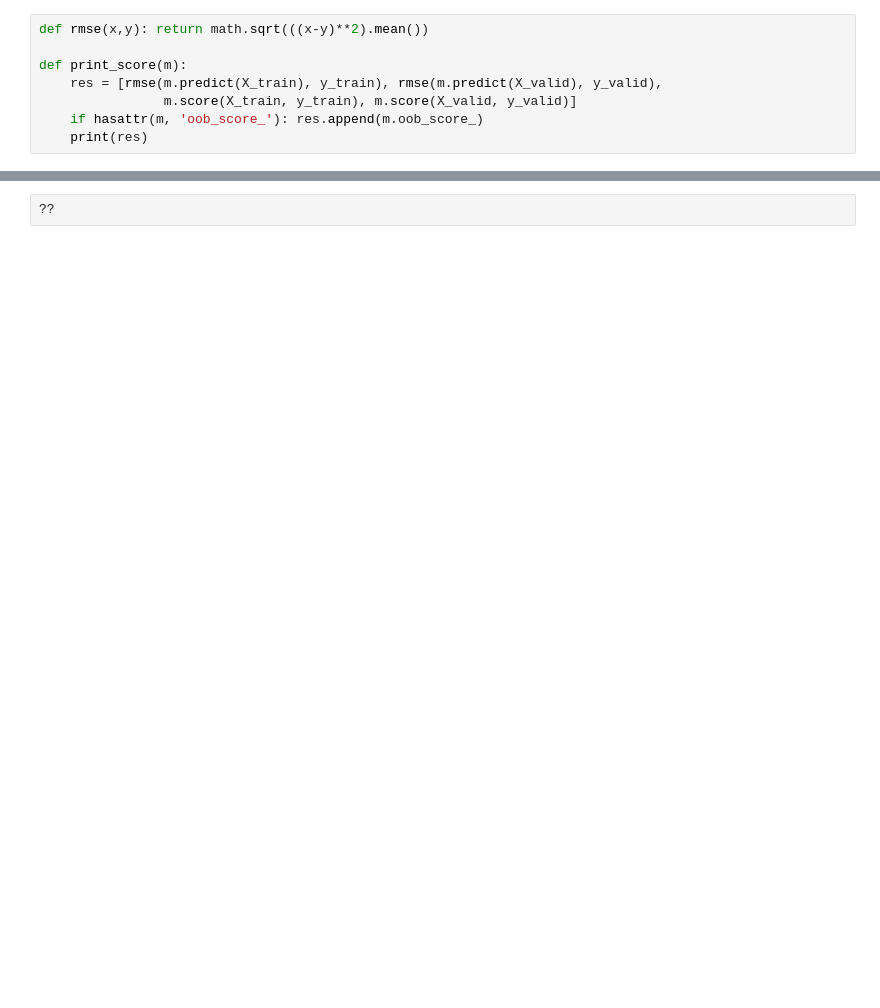
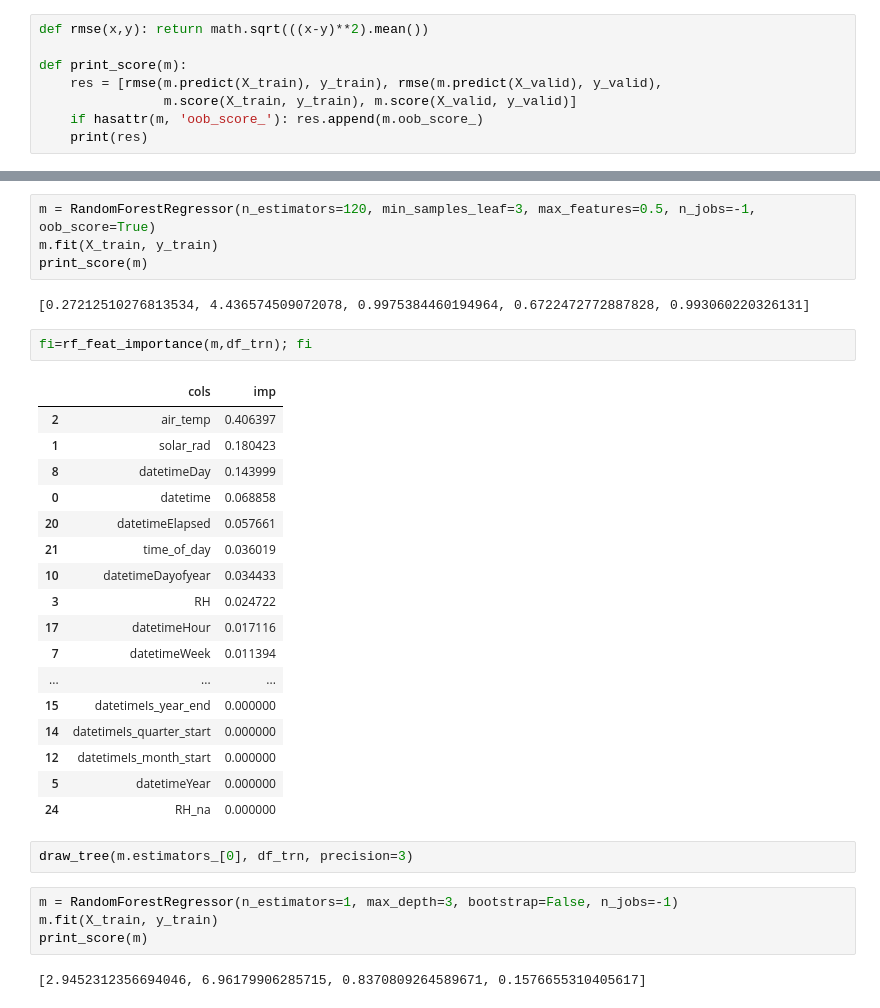
Before and after one commit to pua2/sapflow, a Jupyter notebook: fastai/courses/ml1/sapflow.ipynb, the cells around one changed output, grey strips where cells are left out. Cells and saved outputs as stored; diff of their text form; blank space fills up the shorter version.

Commit message:
updated random forest

```diff
--- a/fastai/courses/ml1/sapflow.ipynb
+++ b/fastai/courses/ml1/sapflow.ipynb
@@ -175,2 +229,34 @@ print_score(m)
-# %%
-??
+# %%
+m = RandomForestRegressor(n_estimators=120, min_samples_leaf=3, max_features=0.5, n_jobs=-1, oob_score=True)
+m.fit(X_train, y_train)
+print_score(m)
+# %% [output]
+[0.27212510276813534, 4.436574509072078, 0.9975384460194964, 0.6722472772887828, 0.993060220326131]
+# %%
+fi=rf_feat_importance(m,df_trn); fi
+# %% [output]
+|  | cols | imp |
+| 2 | air_temp | 0.406397 |
+| 1 | solar_rad | 0.180423 |
+| 8 | datetimeDay | 0.143999 |
+| 0 | datetime | 0.068858 |
+| 20 | datetimeElapsed | 0.057661 |
+| 21 | time_of_day | 0.036019 |
+| 10 | datetimeDayofyear | 0.034433 |
+| 3 | RH | 0.024722 |
+| 17 | datetimeHour | 0.017116 |
+| 7 | datetimeWeek | 0.011394 |
+| ... | ... | ... |
+| 15 | datetimeIs_year_end | 0.000000 |
+| 14 | datetimeIs_quarter_start | 0.000000 |
+| 12 | datetimeIs_month_start | 0.000000 |
+| 5 | datetimeYear | 0.000000 |
+| 24 | RH_na | 0.000000 |
+# %%
+draw_tree(m.estimators_[0], df_trn, precision=3)
+# %%
+m = RandomForestRegressor(n_estimators=1, max_depth=3, bootstrap=False, n_jobs=-1)
+m.fit(X_train, y_train)
+print_score(m)
+# %% [output]
+[2.9452312356694046, 6.96179906285715, 0.8370809264589671, 0.1576655310405617]
```
Also changed, not shown: parts of 20 cells of this notebook.
